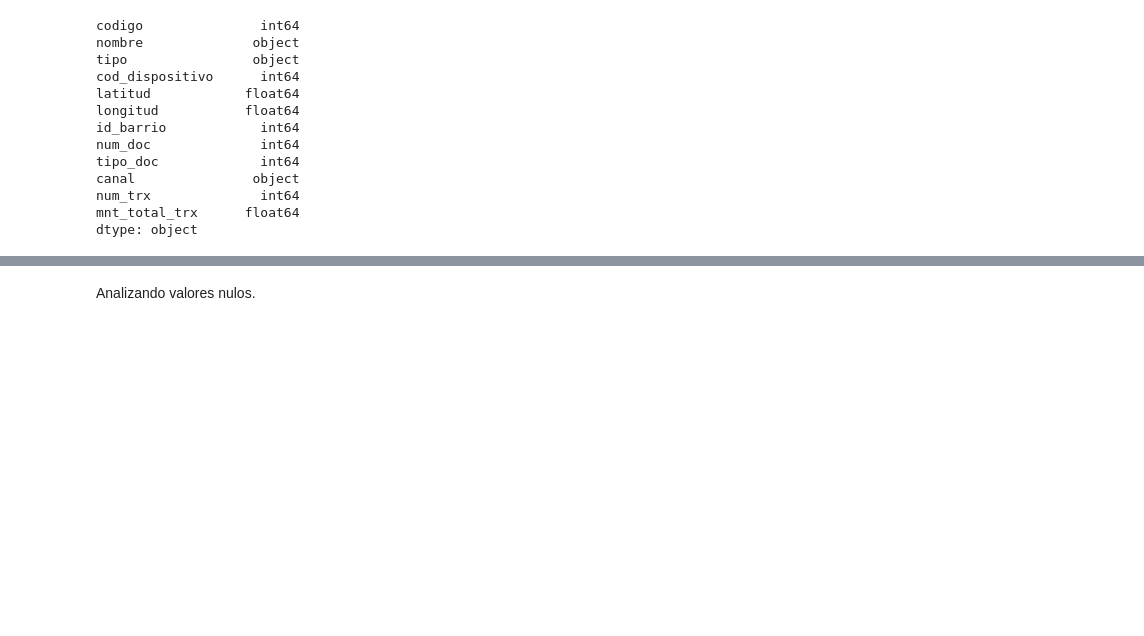
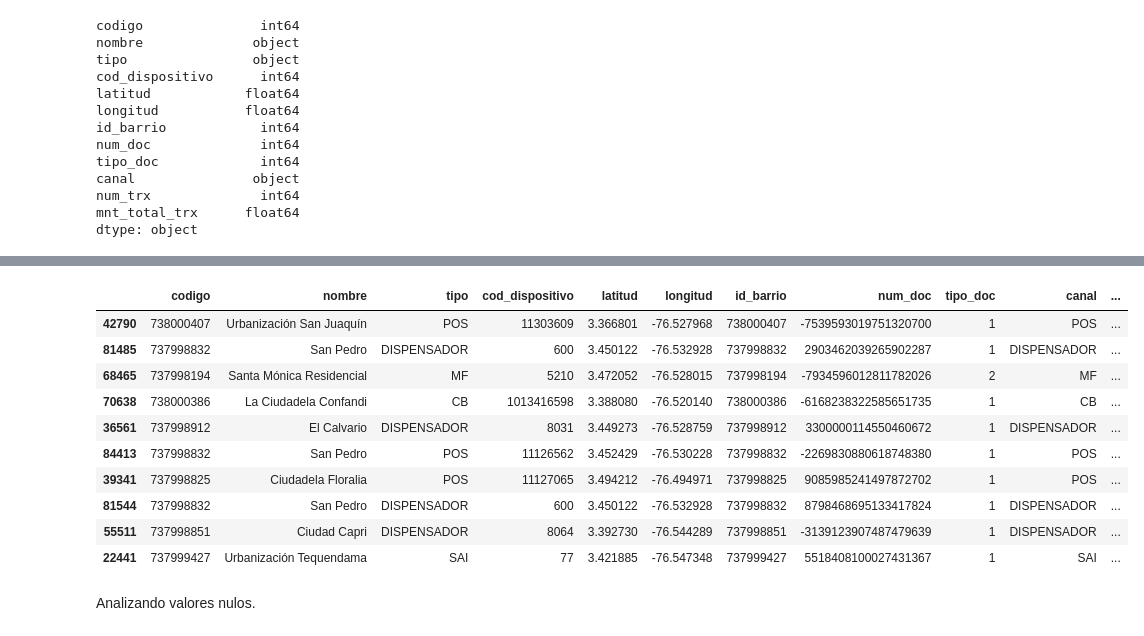
Before and after one commit to miguelfsosa/prueba_data_nq, a Jupyter notebook: prueba.ipynb, the cells around one changed output, grey strips where cells are left out. Saved outputs shown, nothing was run; the diff lists cells and outputs as text; code cells hidden in the pictures; blank space fills up the shorter version.

```diff
--- a/prueba.ipynb
+++ b/prueba.ipynb
@@ -177,3 +347,17 @@ dtype: object
+# %%
+df_join_merged.sample(10)
+# %% [output]
+|  | codigo | nombre | tipo | cod_dispositivo | latitud | longitud | id_barrio | num_doc | tipo_doc | canal | ... |
+| 42790 | 738000407 | Urbanización San Juaquín | POS | 11303609 | 3.366801 | -76.527968 | 738000407 | -7539593019751320700 | 1 | POS | ... |
+| 81485 | 737998832 | San Pedro | DISPENSADOR | 600 | 3.450122 | -76.532928 | 737998832 | 2903462039265902287 | 1 | DISPENSADOR | ... |
+| 68465 | 737998194 | Santa Mónica Residencial | MF | 5210 | 3.472052 | -76.528015 | 737998194 | -7934596012811782026 | 2 | MF | ... |
+| 70638 | 738000386 | La Ciudadela Confandi | CB | 1013416598 | 3.388080 | -76.520140 | 738000386 | -6168238322585651735 | 1 | CB | ... |
+| 36561 | 737998912 | El Calvario | DISPENSADOR | 8031 | 3.449273 | -76.528759 | 737998912 | 3300000114550460672 | 1 | DISPENSADOR | ... |
+| 84413 | 737998832 | San Pedro | POS | 11126562 | 3.452429 | -76.530228 | 737998832 | -2269830880618748380 | 1 | POS | ... |
+| 39341 | 737998825 | Ciudadela Floralia | POS | 11127065 | 3.494212 | -76.494971 | 737998825 | 9085985241497872702 | 1 | POS | ... |
+| 81544 | 737998832 | San Pedro | DISPENSADOR | 600 | 3.450122 | -76.532928 | 737998832 | 8798468695133417824 | 1 | DISPENSADOR | ... |
+| 55511 | 737998851 | Ciudad Capri | DISPENSADOR | 8064 | 3.392730 | -76.544289 | 737998851 | -3139123907487479639 | 1 | DISPENSADOR | ... |
+| 22441 | 737999427 | Urbanización Tequendama | SAI | 77 | 3.421885 | -76.547348 | 737999427 | 5518408100027431367 | 1 | SAI | ... |
 # %% [markdown]
 Analizando valores nulos.
 # %%
```
Also changed, not shown: parts of 89 cells of this notebook, 2 other files.
